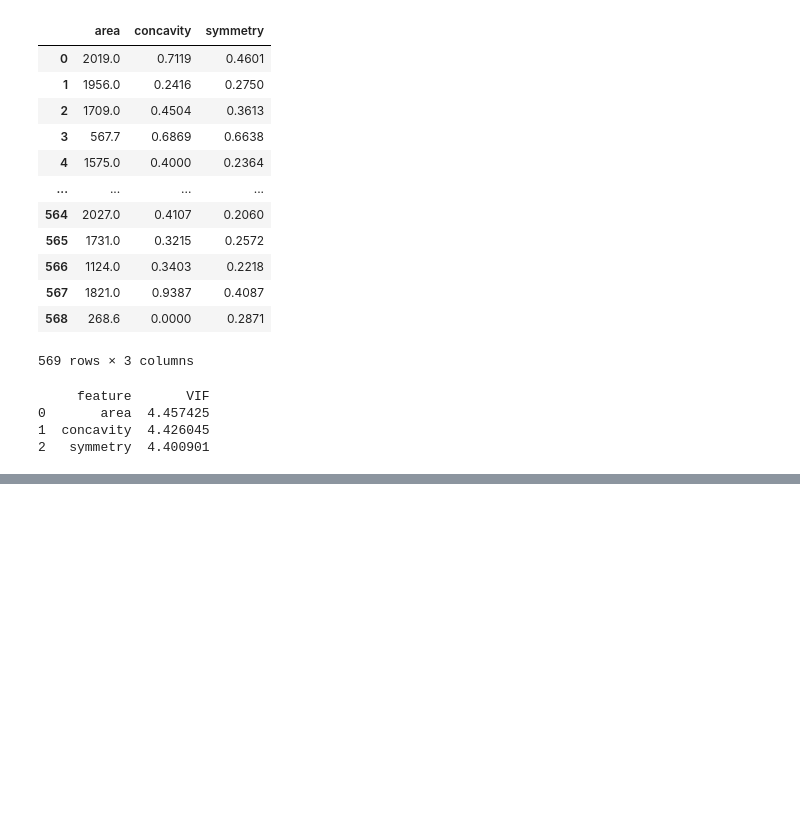
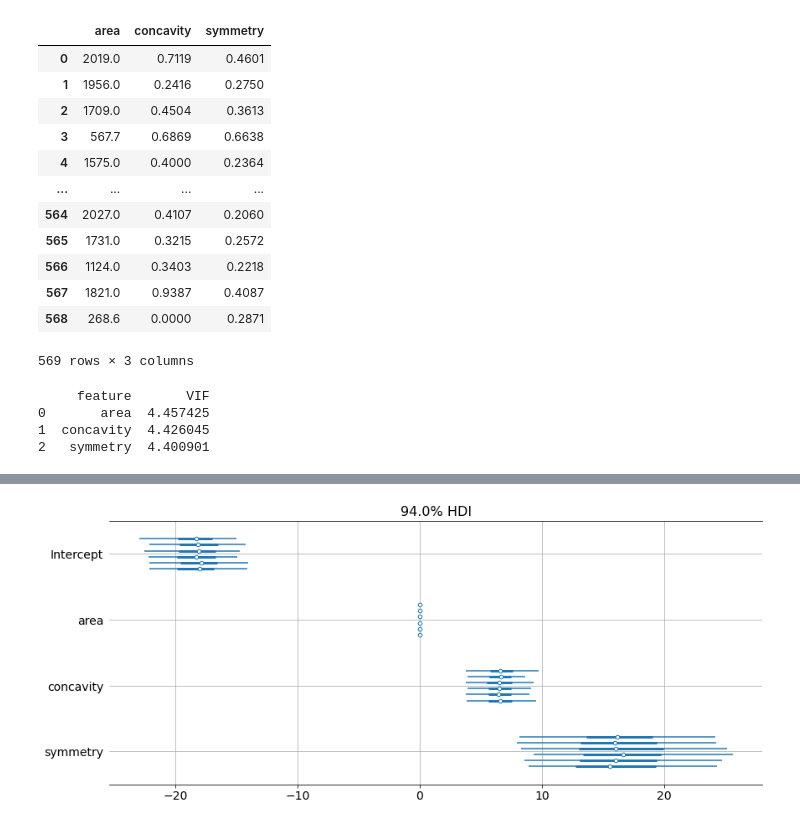
Before and after one commit to bencosgro/Bayes_Project, a Jupyter notebook: Bayes_Project_Jupyter.ipynb, the cells around one changed output, grey strips where cells are left out. Cells and saved outputs as stored; diff of their text form; code cells hidden in the pictures; blank space fills up the shorter version.

```diff
--- a/Bayes_Project_Jupyter.ipynb
+++ b/Bayes_Project_Jupyter.ipynb
@@ -95,0 +137,6 @@ data = X
+# %%
+pm.plots.forestplot(trace, figsize=(12, 5))
+# The creates a matplotlib plot, so we can modify with standard matplotlib commands
+plt.grid()  # add a grid to the plot
+# %% [output]
+[figure, added]
```
Also changed, not shown: parts of 9 cells of this notebook.
